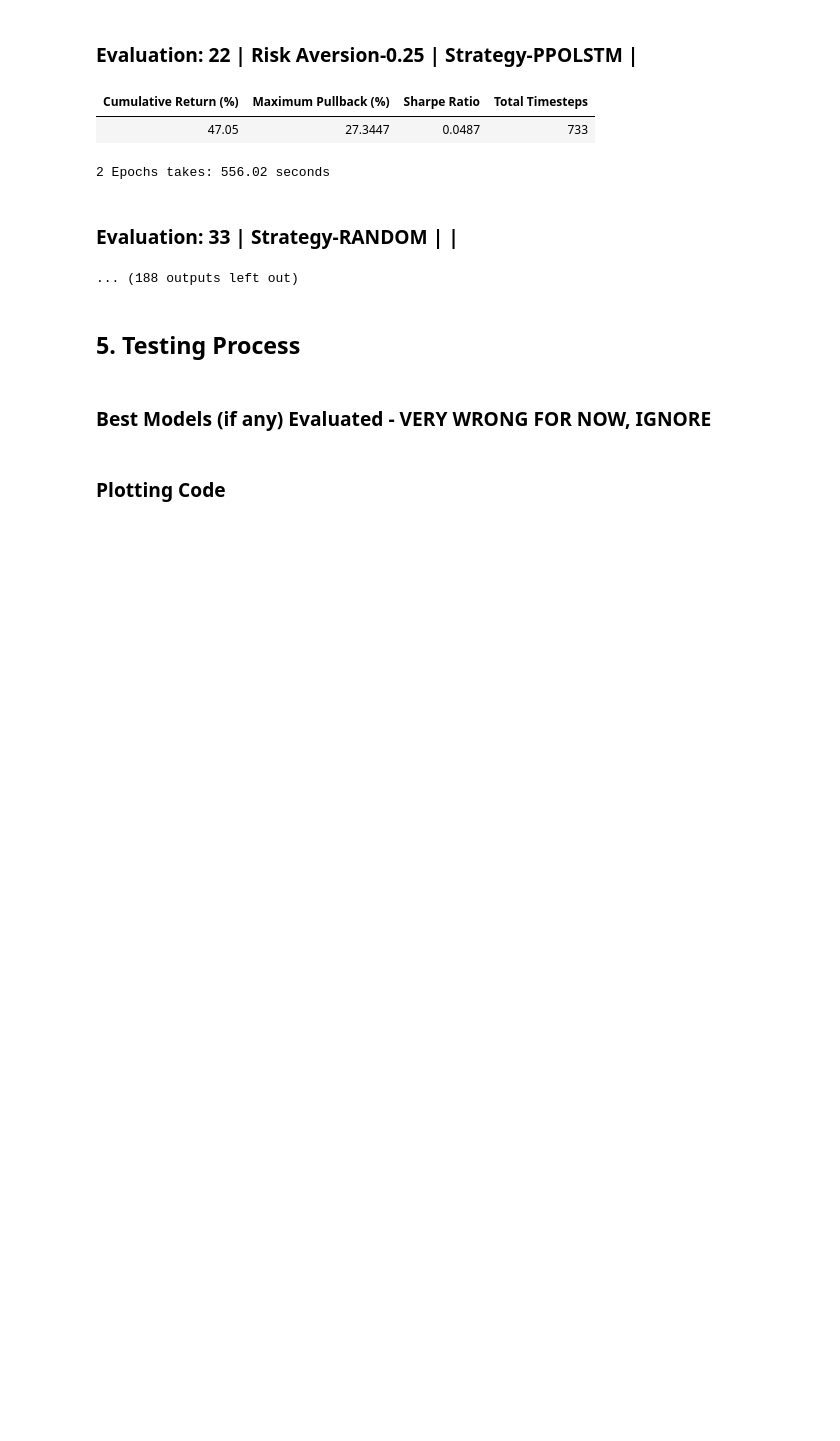
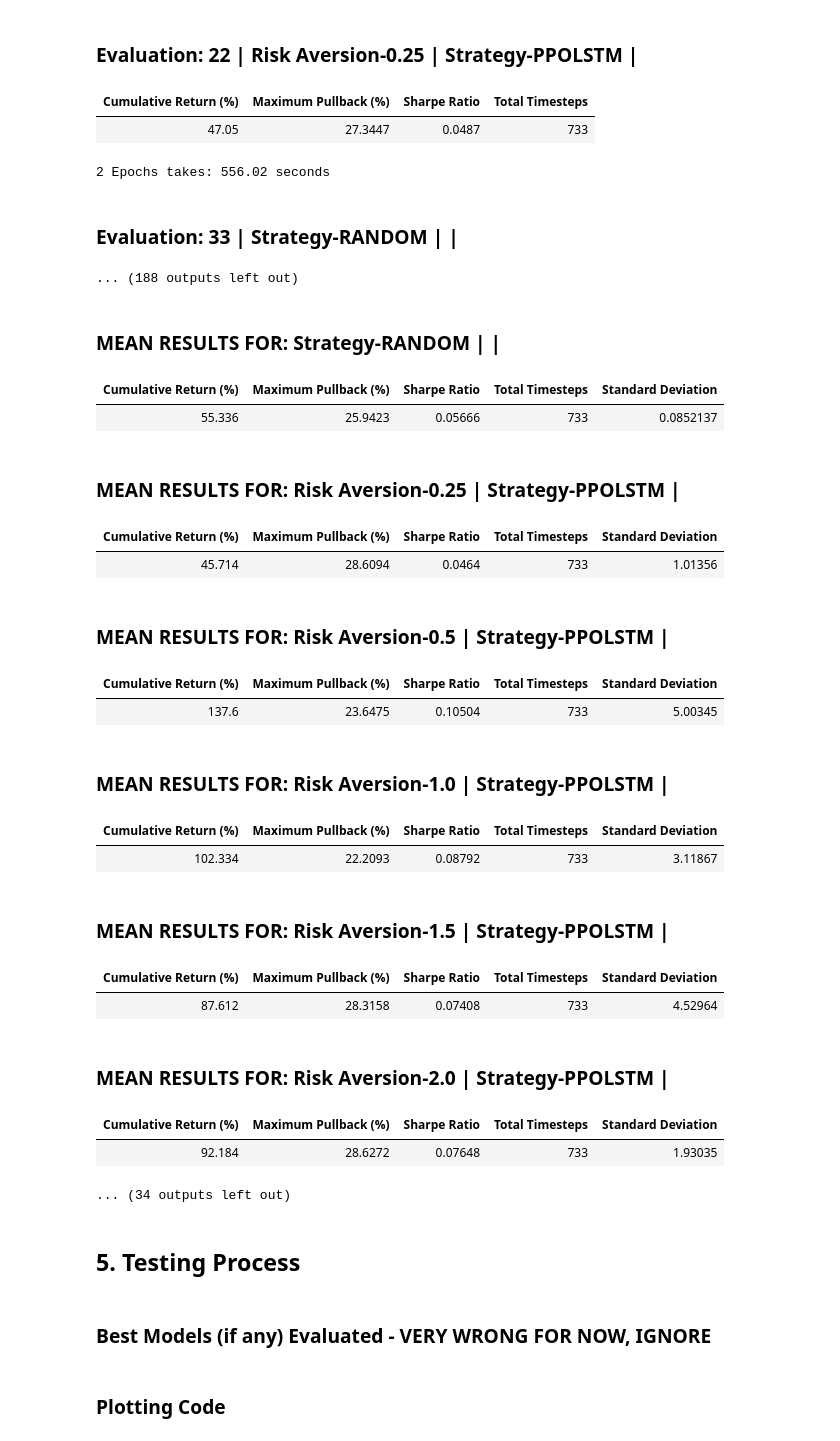
Before and after one commit to rogoson/Dissertation, a Jupyter notebook: DissertationCode.ipynb, the cells around one changed output. Cells and saved outputs as stored; diff of their text form; code cells hidden in the pictures; blank space fills up the shorter version.

Commit message:
Mean results included

```diff
--- a/DissertationCode.ipynb
+++ b/DissertationCode.ipynb
@@ -626,7 +626,7 @@ def plotPerformance(test, final=""):
 def tabulateResults():
     for k, v in allResults.items():
         table = [list(v[0].keys()) + ["Standard Deviation"]]
-        meanReturns, meanPB, meanSR, timeSteps = 0, 0, 0, 0, 0, 0
+        meanReturns, meanPB, meanSR, timeSteps = 0, 0, 0, 0
         deviations = []
         for resultSet in v:
             meanReturns += resultSet["Cumulative \nReturn (%)"]
@@ -701,6 +701,28 @@ Evaluation: 22 | Risk Aversion-0.25 | Strategy-PPOLSTM |
 2 Epochs takes: 556.02 seconds
 Evaluation: 33 | Strategy-RANDOM | |
 ... (188 outputs left out)
+# %%
+tabulateResults()
+# %% [output]
+MEAN RESULTS FOR: Strategy-RANDOM | |
+| Cumulative Return (%) | Maximum Pullback (%) | Sharpe Ratio | Total Timesteps | Standard Deviation |
+| 55.336 | 25.9423 | 0.05666 | 733 | 0.0852137 |
+MEAN RESULTS FOR: Risk Aversion-0.25 | Strategy-PPOLSTM |
+| Cumulative Return (%) | Maximum Pullback (%) | Sharpe Ratio | Total Timesteps | Standard Deviation |
+| 45.714 | 28.6094 | 0.0464 | 733 | 1.01356 |
+MEAN RESULTS FOR: Risk Aversion-0.5 | Strategy-PPOLSTM |
+| Cumulative Return (%) | Maximum Pullback (%) | Sharpe Ratio | Total Timesteps | Standard Deviation |
+| 137.6 | 23.6475 | 0.10504 | 733 | 5.00345 |
+MEAN RESULTS FOR: Risk Aversion-1.0 | Strategy-PPOLSTM |
+| Cumulative Return (%) | Maximum Pullback (%) | Sharpe Ratio | Total Timesteps | Standard Deviation |
+| 102.334 | 22.2093 | 0.08792 | 733 | 3.11867 |
+MEAN RESULTS FOR: Risk Aversion-1.5 | Strategy-PPOLSTM |
+| Cumulative Return (%) | Maximum Pullback (%) | Sharpe Ratio | Total Timesteps | Standard Deviation |
+| 87.612 | 28.3158 | 0.07408 | 733 | 4.52964 |
+MEAN RESULTS FOR: Risk Aversion-2.0 | Strategy-PPOLSTM |
+| Cumulative Return (%) | Maximum Pullback (%) | Sharpe Ratio | Total Timesteps | Standard Deviation |
+| 92.184 | 28.6272 | 0.07648 | 733 | 1.93035 |
+... (34 outputs left out)
 # %% [markdown]
 ## 5. Testing Process
 # %% [markdown]
```
